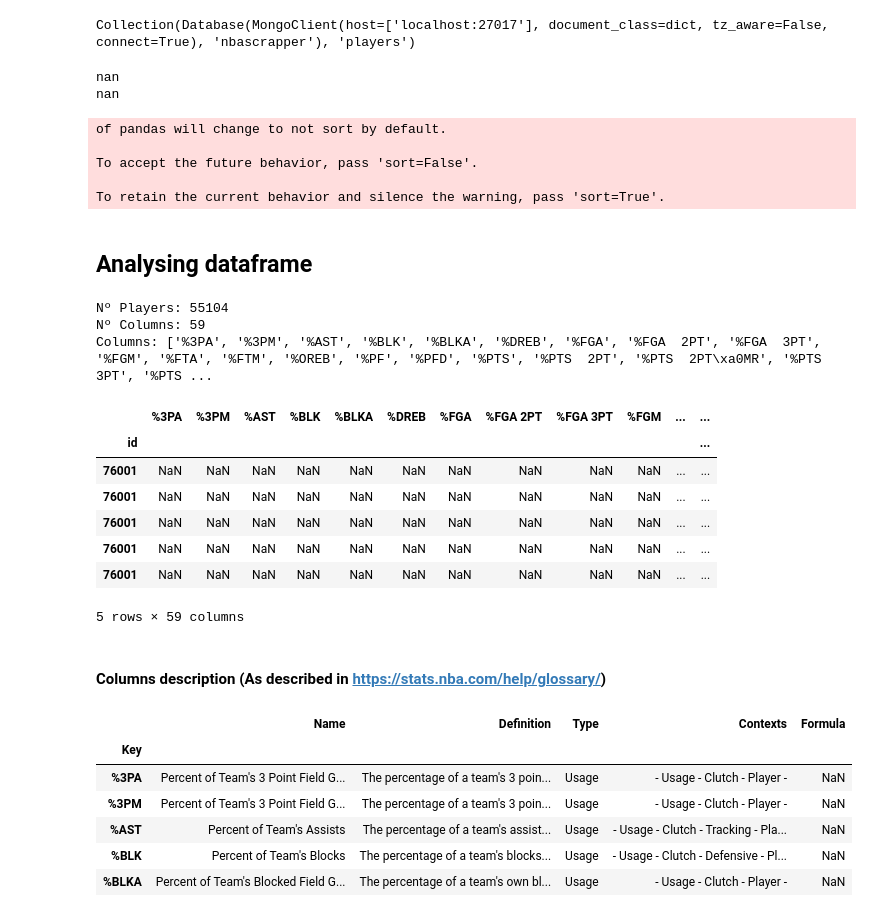
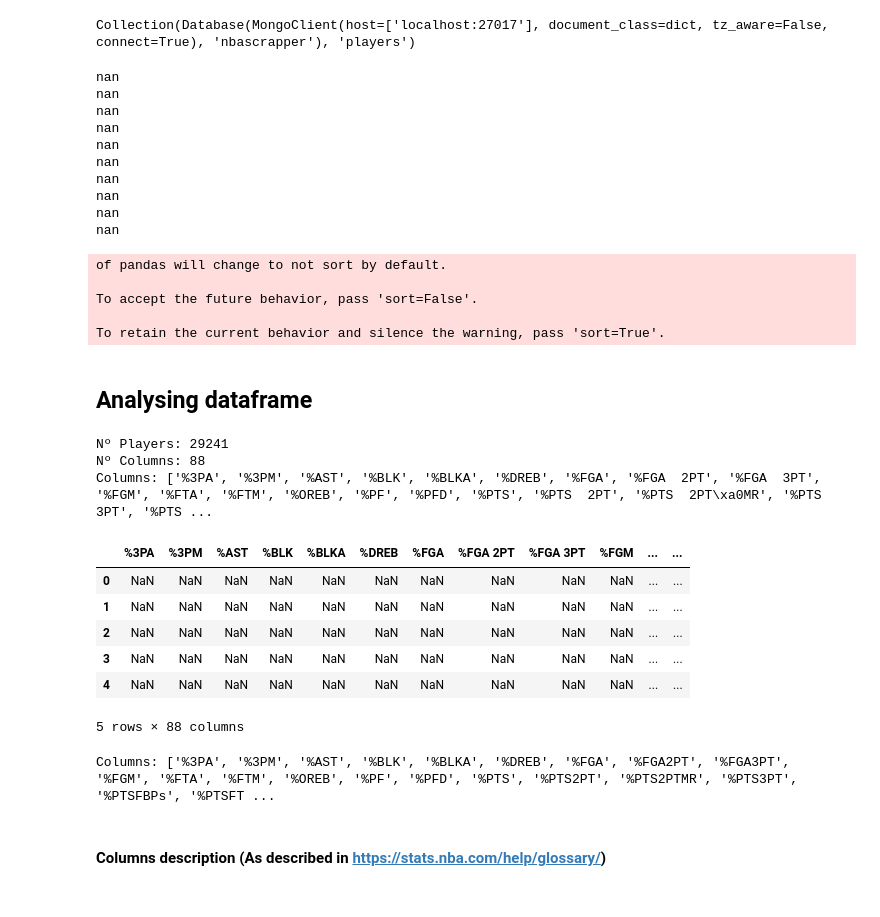
Before and after one commit to lucasOlivio/nba_scrapper, a Jupyter notebook: exploring_data.ipynb, the cells around one changed output. Saved outputs shown, nothing was run; the diff lists cells and outputs as text; code cells hidden in the pictures.

```diff
--- a/exploring_data.ipynb
+++ b/exploring_data.ipynb
@@ -32,29 +32,50 @@ query_filter = {
                 "$eq":{}
             }
         },
-        "stats.Career Regular Season Stats":
-        {
-                "$exists": True
-        }
+        "$or":[
+            {
+                "stats.Career Regular Season Stats":
+                {
+                        "$exists": True
+                }
+            },{
+                "stats.Traditional Splits":
+                {
+                        "$exists": True
+                }
+            },
+        ]
     }
 
 query_project = {
     '_id': 0,
-    'id': 1,
+    'name': 1,
     'position': 1,
-    'stats.Career Regular Season Stats': 1
+    'stats.Career Regular Season Stats': 1,
+    'stats.Traditional Splits': 1
 }
 
 data = list(players_collection.find(query_filter, query_project))
 
 df_unpacked = pd.io.json.json_normalize(data)
-df_unpacked.apply(json_to_df, axis=1, json_col='stats.Career Regular Season Stats')
+df_unpacked['stats'] = df_unpacked['stats.Career Regular Season Stats'].combine_first(df_unpacked['stats.Traditional Splits'])
+del df_unpacked['stats.Career Regular Season Stats']
+del df_unpacked['stats.Traditional Splits']
+df_unpacked.apply(json_to_df, axis=1, json_col='stats')
 
 players = pd.concat(dfs)
-players.set_index('id', inplace=True)
+del
 # %% [output]
 nan
 nan
+nan
+nan
+nan
+nan
+nan
+nan
+nan
+nan
 of pandas will change to not sort by default.
 
 To accept the future behavior, pass 'sort=False'.
@@ -65,36 +86,25 @@ To retain the current behavior and silence the warning, pass 'sort=True'.
 # %%
 print(f'Nº Players: {len(players)}')
 print(f'Nº Columns: {len(list(players))}')
 print(f'Columns: {list(players)}')
+players.drop_duplicates(subset=['name', 'TEAM','Season'], keep='first')
 players.head()
 # %% [output]
-Nº Players: 55104
-Nº Columns: 59
+Nº Players: 29241
+Nº Columns: 88
 Columns: ['%3PA', '%3PM', '%AST', '%BLK', '%BLKA', '%DREB', '%FGA', '%FGA  2PT', '%FGA  3PT', '%FGM', '%FTA', '%FTM', '%OREB', '%PF', '%PFD', '%PTS', '%PTS  2PT', '%PTS  2PT\xa0MR', '%PTS  3PT', '%PTS ...
 |  | %3PA | %3PM | %AST | %BLK | %BLKA | %DREB | %FGA | %FGA 2PT | %FGA 3PT | %FGM | ... | ... |
-| id |  |  |  |  |  |  |  |  |  |  |  | ... |
-| 76001 | NaN | NaN | NaN | NaN | NaN | NaN | NaN | NaN | NaN | NaN | ... | ... |
-| 76001 | NaN | NaN | NaN | NaN | NaN | NaN | NaN | NaN | NaN | NaN | ... | ... |
-| 76001 | NaN | NaN | NaN | NaN | NaN | NaN | NaN | NaN | NaN | NaN | ... | ... |
-| 76001 | NaN | NaN | NaN | NaN | NaN | NaN | NaN | NaN | NaN | NaN | ... | ... |
-| 76001 | NaN | NaN | NaN | NaN | NaN | NaN | NaN | NaN | NaN | NaN | ... | ... |
+| 0 | NaN | NaN | NaN | NaN | NaN | NaN | NaN | NaN | NaN | NaN | ... | ... |
+| 1 | NaN | NaN | NaN | NaN | NaN | NaN | NaN | NaN | NaN | NaN | ... | ... |
+| 2 | NaN | NaN | NaN | NaN | NaN | NaN | NaN | NaN | NaN | NaN | ... | ... |
+| 3 | NaN | NaN | NaN | NaN | NaN | NaN | NaN | NaN | NaN | NaN | ... | ... |
+| 4 | NaN | NaN | NaN | NaN | NaN | NaN | NaN | NaN | NaN | NaN | ... | ... |
-5 rows × 59 columns
+5 rows × 88 columns
+# %%
+# Fixing column names
+players.columns = [col.replace('\xa0', '').replace('  ', '').replace(' ', '') for col in players.columns]
+print(f'Columns: {list(players)}')
+# %% [output]
+Columns: ['%3PA', '%3PM', '%AST', '%BLK', '%BLKA', '%DREB', '%FGA', '%FGA2PT', '%FGA3PT', '%FGM', '%FTA', '%FTM', '%OREB', '%PF', '%PFD', '%PTS', '%PTS2PT', '%PTS2PTMR', '%PTS3PT', '%PTSFBPs', '%PTSFT ...
 # %% [markdown]
 #### Columns description (As described in https://stats.nba.com/help/glossary/)
-# %%
-query_project = {
-    '_id': 0
-}
-
-glossary_collection = db.glossary
-glossary = pd.DataFrame(list(glossary_collection.find({},query_project)))
-glossary.set_index('Key', inplace=True)
-glossary.head()
-# %% [output]
-|  | Name | Definition | Type | Contexts | Formula |
-| Key |  |  |  |  |  |
-| %3PA | Percent of Team's 3 Point Field G... | The percentage of a team's 3 poin... | Usage | - Usage - Clutch - Player - | NaN |
-| %3PM | Percent of Team's 3 Point Field G... | The percentage of a team's 3 poin... | Usage | - Usage - Clutch - Player - | NaN |
-| %AST | Percent of Team's Assists | The percentage of a team's assist... | Usage | - Usage - Clutch - Tracking - Pla... | NaN |
-| %BLK | Percent of Team's Blocks | The percentage of a team's blocks... | Usage | - Usage - Clutch - Defensive - Pl... | NaN |
-| %BLKA | Percent of Team's Blocked Field G... | The percentage of a team's own bl... | Usage | - Usage - Clutch - Player - | NaN |
```
Also changed, not shown: parts of 19 cells of this notebook, 1 other file.
